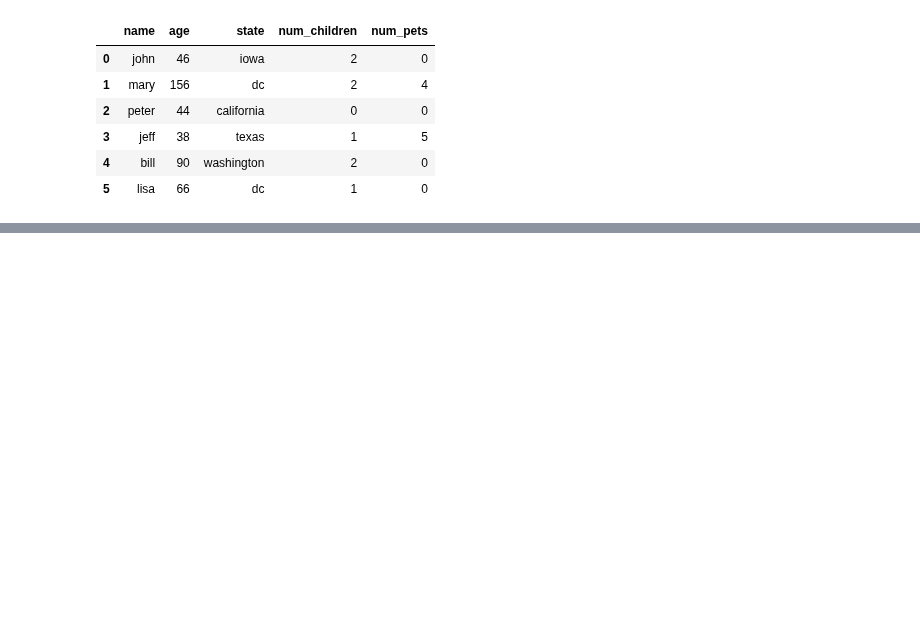
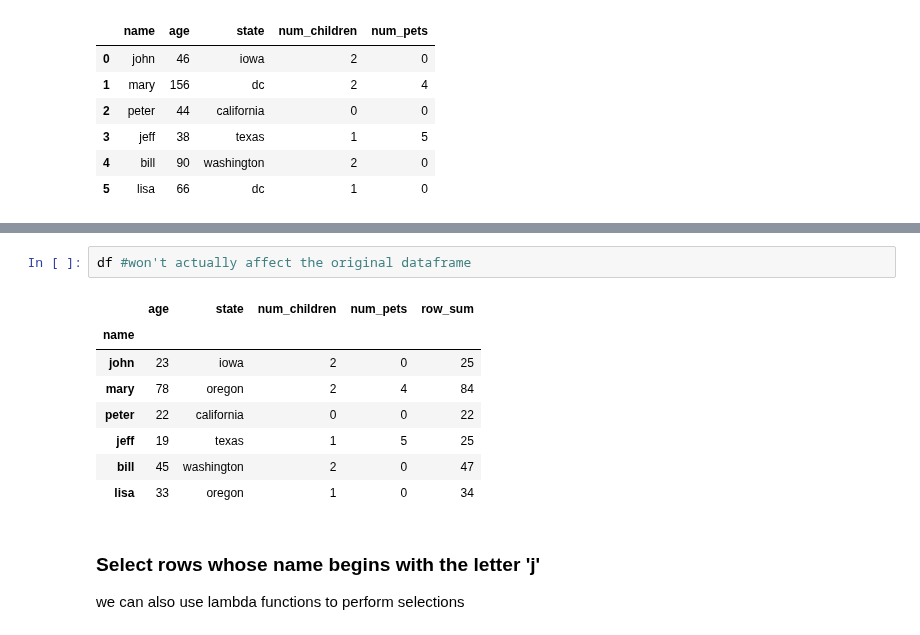
Before and after one commit to Make-School-Courses/DS-1.1-Data-Analysis, a Jupyter notebook: Notebooks/Pandas_Intro.ipynb, the cells around one changed output, grey strips where cells are left out. Cells and saved outputs as stored; diff of their text form; blank space fills up the shorter version.

```diff
--- a/Notebooks/Pandas_Intro.ipynb
+++ b/Notebooks/Pandas_Intro.ipynb
@@ -400,0 +453,15 @@ df.sort_values( "age", ascending= True)
+# %%
+df #won't actually affect the original dataframe
+# %% [output]
+|  | age | state | num_children | num_pets | row_sum |
+| name |  |  |  |  |  |
+| john | 23 | iowa | 2 | 0 | 25 |
+| mary | 78 | oregon | 2 | 4 | 84 |
+| peter | 22 | california | 0 | 0 | 22 |
+| jeff | 19 | texas | 1 | 5 | 25 |
+| bill | 45 | washington | 2 | 0 | 47 |
+| lisa | 33 | oregon | 1 | 0 | 34 |
+# %% [markdown]
+### Select rows whose name begins with the letter 'j'
+
+we can also use lambda functions to perform selections
```
Also changed, not shown: parts of 34 cells of this notebook.
